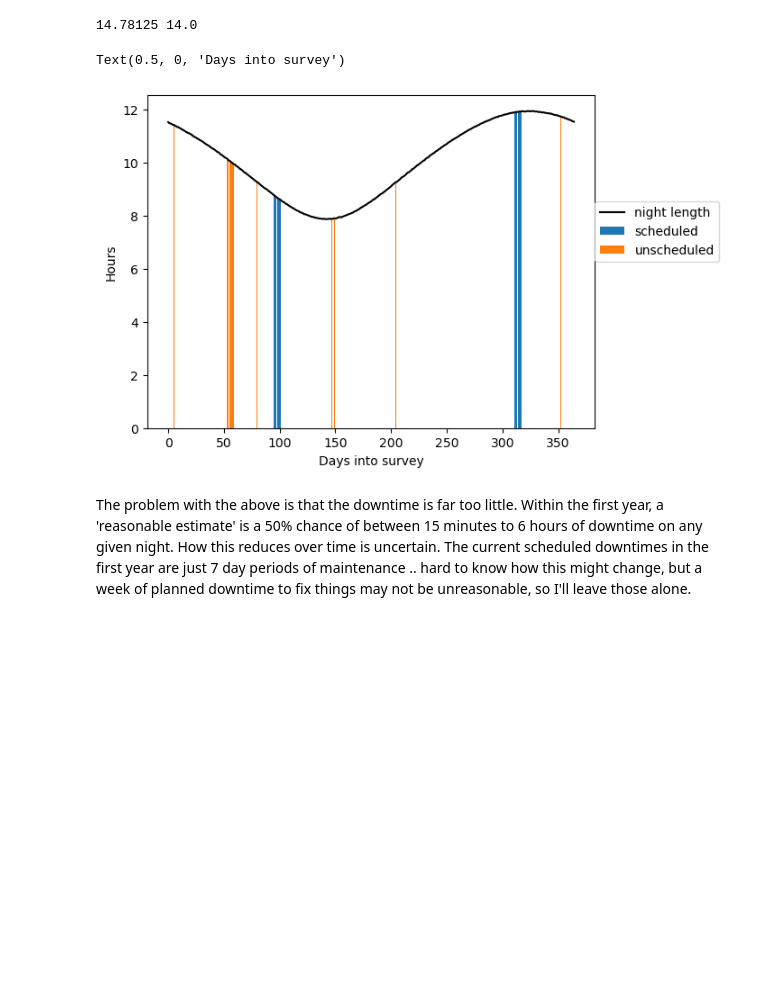
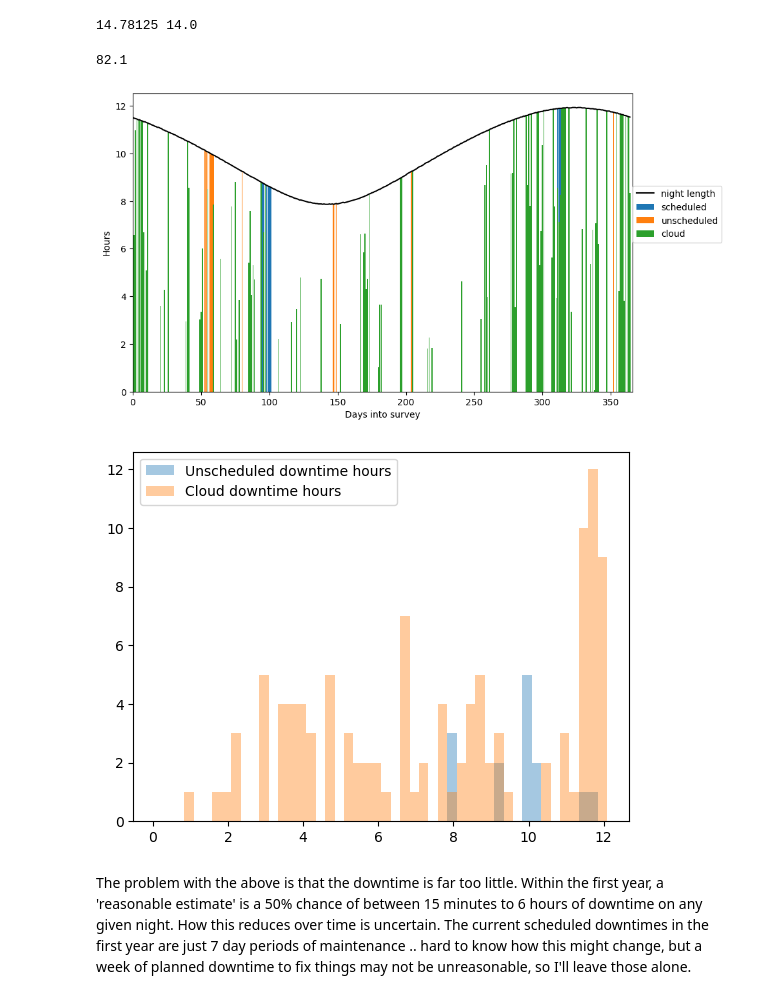
Before and after one commit to lsst-sims/sims_featureScheduler_runs3.5, a Jupyter notebook: engineering/EngineeringYear1.ipynb, the cells around one changed output. Drawn from its saved outputs; the diff is of its cells as text; code cells hidden in the pictures; blank space fills up the shorter version.

Commit message:
Add cloud downtime for viz

```diff
--- a/engineering/EngineeringYear1.ipynb
+++ b/engineering/EngineeringYear1.ipynb
@@ -98,6 +98,8 @@ Text(0, 0.5, 'Slew time difference (seconds)')
 sched_downtime = site_models.ScheduledDowntimeData(start_time)
 unsched_downtime = site_models.UnscheduledDowntimeData(start_time)
 
+cloud_data = site_models.CloudData(start_time, scale=1)
+
 almanac = site_models.Almanac(mjd_start=start_time.mjd)
 # %%
 # year one night time
@@ -119,3 +121,11 @@ for i, (s, r) in enumerate(zip(sunset, sunrise)):
     nn = np.where((year1 >= s) & (year1 <=r), 1, 0)
     night_mask += nn
     nights[np.where(nn>0)] = i
+# %%
+x = (year1 - cloud_data.start_time.mjd) * 24 * 60 * 60.
+cloud_cover = np.interp(x, cloud_data.cloud_dates, cloud_data.cloud_values)
+plt.plot(year1, cloud_cover)
+cloud_limit = 0.3
+plt.axhline(cloud_limit, color='r')
+
+cloud_down_mask = np.where(cloud_cover >= cloud_limit, 0, 1)
@@ -139,28 +151,48 @@ unsched_down_mask = np.where(unsched_down_mask == 1, 0, 1)
 print(len(np.where(unsched_down_mask == 0)[0]) * stepsize, len(np.where(sched_down_mask == 0)[0]) * stepsize)
 # %% [output]
 14.78125 14.0
+# %%
+# cloud downtime and unscheduled downtime probably should have some avoidance .. we won't have short downtimes when it's cloudy
+
+len(np.where((cloud_down_mask == 0) & (unsched_down_mask == 0))[0]) * stepsize * 24
+# %% [output]
+82.1
 # %%
 night_len = []
 sched_down_len = []
 unsched_down_len = []
+cloud_down_len = []
 nnights = np.arange(0, nights.max())
 for n in nnights:
     val = year1[np.where(nights == n)]
     night_len.append(len(val) * stepsize * 24)
+    val = year1[np.where((nights == n) & (cloud_down_mask == 0))]
+    cloud_down_len.append(len(val) * stepsize * 24)
     val = year1[np.where((nights == n) & (sched_down_mask == 0))]
     sched_down_len.append(len(val) * stepsize * 24)
     val = year1[np.where((nights == n) & (unsched_down_mask == 0))]
     unsched_down_len.append(len(val) * stepsize * 24)
 night_len = np.array(night_len)
+
+plt.figure(figsize=(10, 6))
 plt.plot(nnights, night_len, color='k', label='night length')
 plt.bar(nnights, sched_down_len, label='scheduled')
 plt.bar(nnights, unsched_down_len, label='unscheduled')
+plt.bar(nnights, cloud_down_len, label='cloud')
+plt.xlim(0, 366)
 plt.legend(loc=(1.0, 0.5))
 plt.ylabel("Hours")
 plt.xlabel("Days into survey")
+
+
+plt.figure()
+tbins = np.arange(5/60, 12.2, 0.25)
+_ = plt.hist(unsched_down_len, bins=tbins, alpha=0.4, label='Unscheduled downtime hours')
+_ = plt.hist(cloud_down_len, bins=tbins, alpha=0.4, label='Cloud downtime hours')
+_ = plt.legend()
 # %% [output]
-Text(0.5, 0, 'Days into survey')
-[figure, old version]
+[figure, new version]
+[figure, added]
 # %% [markdown]
 The problem with the above is that the downtime is far too little.
 Within the first year, a 'reasonable estimate' is a 50% chance of between 15 minutes to 6 hours of downtime on any given night. How this reduces over time is uncertain.
```
Also changed, not shown: parts of 4 cells of this notebook.
